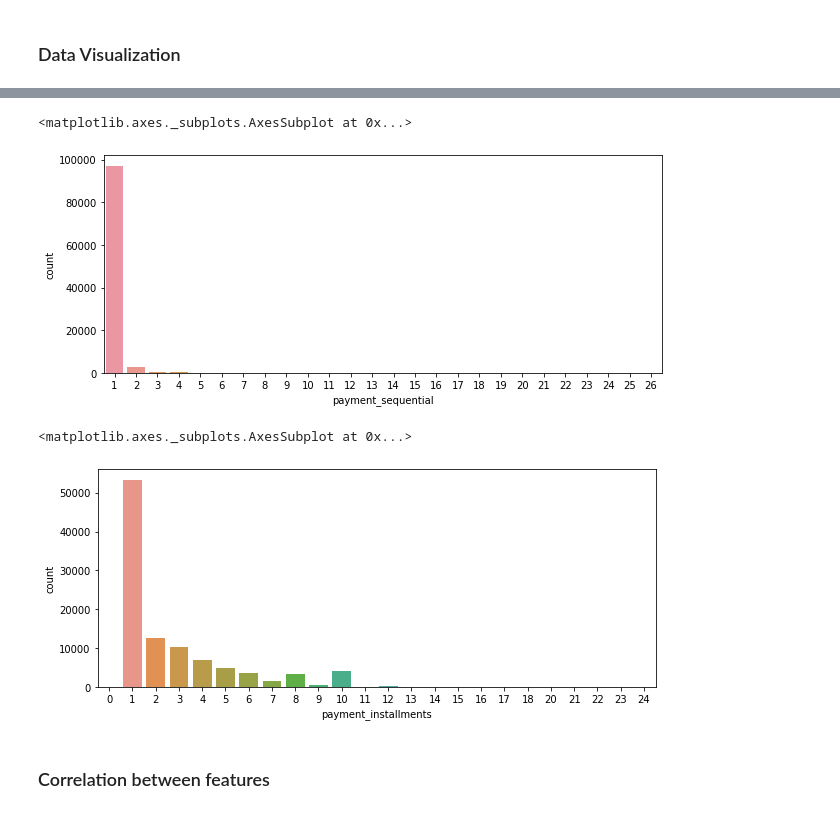
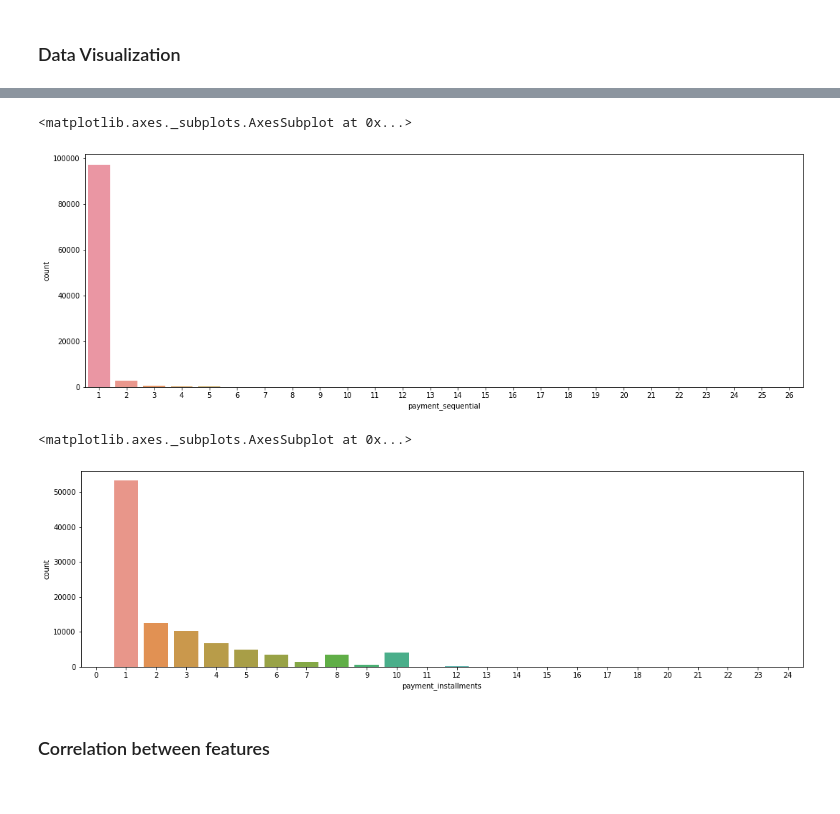
Before and after one commit to rajatgadge/Case-Study, a Jupyter notebook: Case Study.ipynb, the cells around one changed output, grey strips where cells are left out. Saved outputs shown, nothing was run; the diff lists cells and outputs as text; code cells hidden in the pictures.

```diff
--- a/Case Study.ipynb
+++ b/Case Study.ipynb
@@ -178,15 +173,15 @@ plt.show()
 # %%
-plt.figure(figsize=(10,4))
+plt.figure(figsize=(18,6))
 sns.countplot(df["payment_sequential"])
 # %% [output]
 <matplotlib.axes._subplots.AxesSubplot at 0x...>
-[figure, old version]
+[figure, new version]
 # %%
-plt.figure(figsize=(10,4))
+plt.figure(figsize=(18,))
 sns.countplot(df["payment_installments"])
 # %% [output]
 <matplotlib.axes._subplots.AxesSubplot at 0x...>
-[figure, old version]
+[figure, new version]
 # %% [markdown]
 ### Correlation between features
 # %%
```
Also changed, not shown: parts of 25 cells of this notebook.
